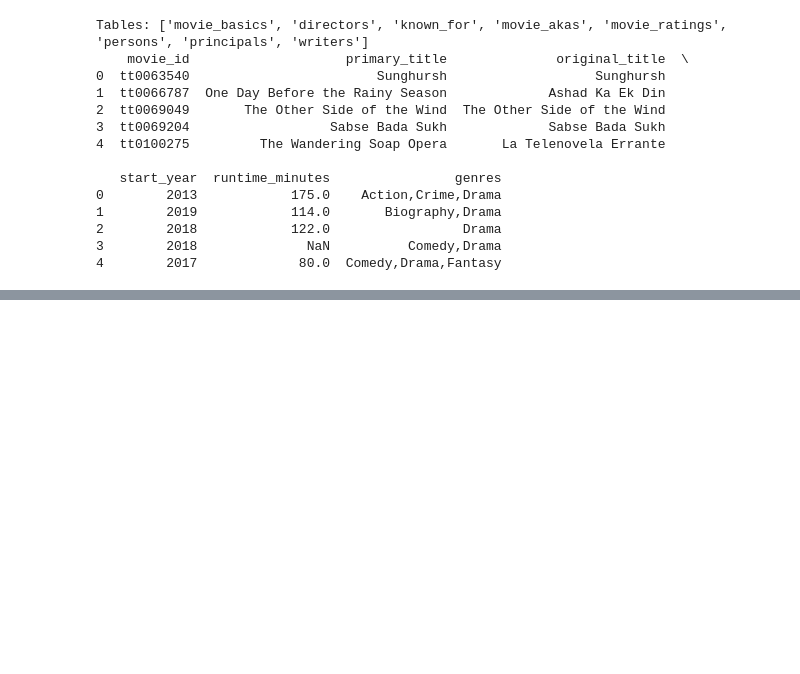
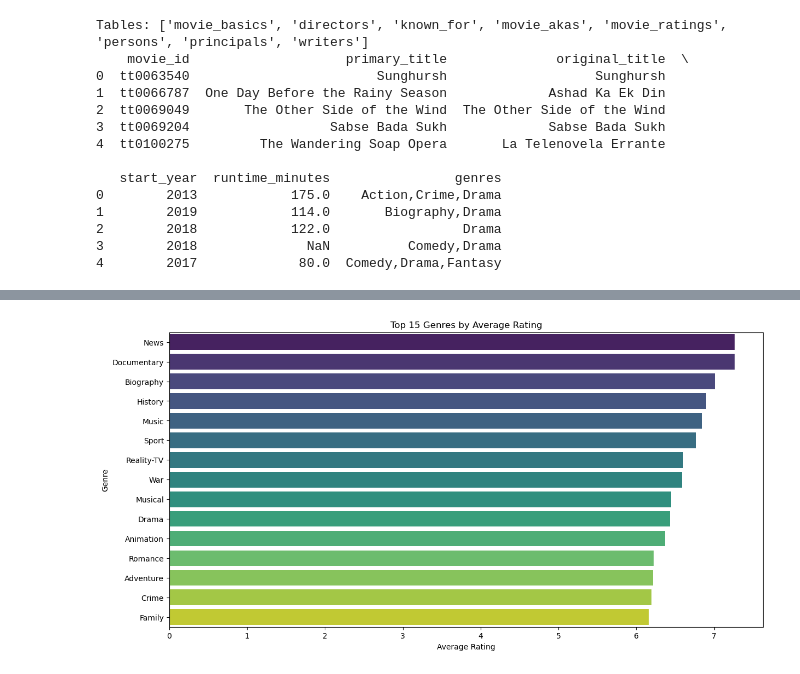
Before and after one commit to MTirop/Group3-End-of-Phase2-Project, a Jupyter notebook: notebooks/lydiah.ipynb, the cells around one changed output, grey strips where cells are left out. Cells and saved outputs as stored; diff of their text form; code cells hidden in the pictures; blank space fills up the shorter version.

```diff
--- a/notebooks/lydiah.ipynb
+++ b/notebooks/lydiah.ipynb
@@ -856,0 +1038,10 @@ df
+# %%
+# Fill missing values in 'runtime_minutes' with median runtime
+median_runtime = imdf_reduced['runtime_minutes'].median()
+imdf_reduced['runtime_minutes'].fillna(median_runtime, inplace=True)
+
+# Fill missing values in 'region' with a placeholder (e.g., 'Unknown')
+imdf_reduced['region'].fillna('Unknown', inplace=True)
+
+# Verify no more nulls in these columns
+print(imdf_reduced[['runtime_minutes', 'region']].isnull().sum())
@@ -856,0 +1088,27 @@ df
+# %%
+# Genre Performance Bar Chart (Average Rating and Total Votes)
+# Explode genres (split multi-genre strings into rows)
+imdf_genres = imdf_reduced.copy()
+imdf_genres['genres'] = imdf_genres['genres'].str.split(',')
+
+imdf_genres = imdf_genres.explode('genres')
+
+# Group by genre and calculate mean rating and total votes
+genre_stats = imdf_genres.groupby('genres').agg({
+    'averagerating': 'mean',
+    'numvotes': 'sum'
+}).reset_index()
+
+# Sort by average rating and pick top 15 genres
+top_genres = genre_stats.sort_values('averagerating', ascending=False).head(15)
+
+fig, ax1 = plt.subplots(figsize=(14, 7))
+
+sns.barplot(x='averagerating', y='genres', data=top_genres, ax=ax1, palette='viridis')
+ax1.set_xlabel('Average Rating')
+ax1.set_ylabel('Genre')
+ax1.set_title('Top 15 Genres by Average Rating')
+
+plt.show()
+# %% [output]
+[figure, added]
```
Also changed, not shown: parts of 24 cells of this notebook.
